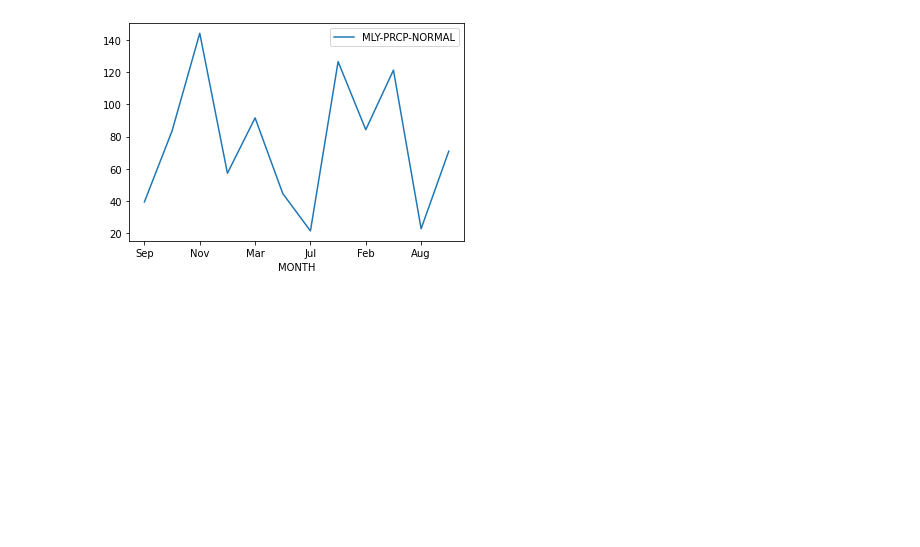
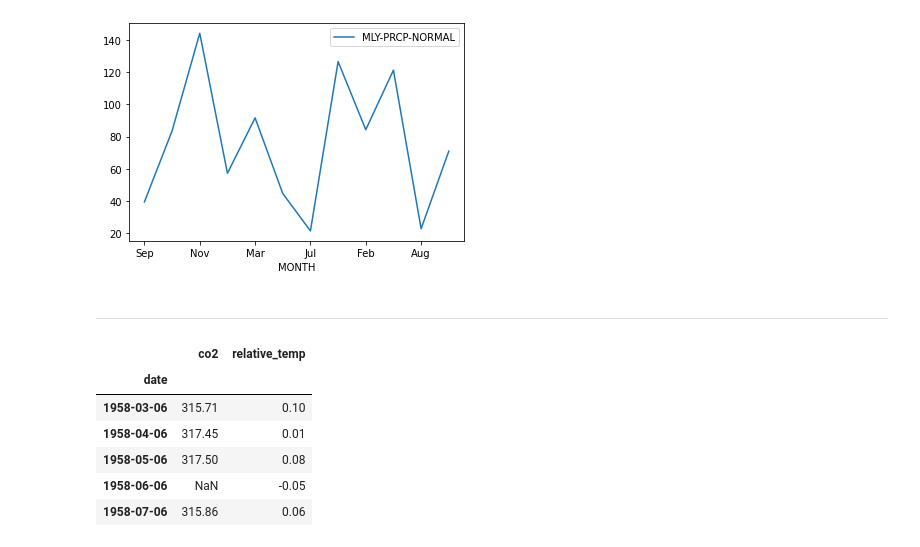
Before and after one commit to ishtiakrongon/Datacamp-Introduction_to_Data_Visualization_with_Matplotlib, a Jupyter notebook: Introduction to matplotlib.ipynb, the cells around one changed output. Cells and saved outputs as stored; diff of their text form; code cells hidden in the pictures; blank space fills up the shorter version.

```diff
--- a/Introduction to matplotlib.ipynb
+++ b/Introduction to matplotlib.ipynb
@@ -168,3 +168,5 @@ ax[1].plot(austin_weather["MONTH"], austin_weather["MLY-PRCP-25PCTL"], color = '
 ax[1].plot(austin_weather["MONTH"], austin_weather["MLY-PRCP-75PCTL"], color = 'r', linestyle = '--')
 
 plt.show()
+# %% [markdown]
+---
@@ -170,0 +176,10 @@ plt.show()
+# %%
+climate_change.head()
+# %% [output]
+|  | co2 | relative_temp |
+| date |  |  |
+| 1958-03-06 | 315.71 | 0.10 |
+| 1958-04-06 | 317.45 | 0.01 |
+| 1958-05-06 | 317.50 | 0.08 |
+| 1958-06-06 | NaN | -0.05 |
+| 1958-07-06 | 315.86 | 0.06 |
```
Also changed, not shown: parts of 2 cells of this notebook.
